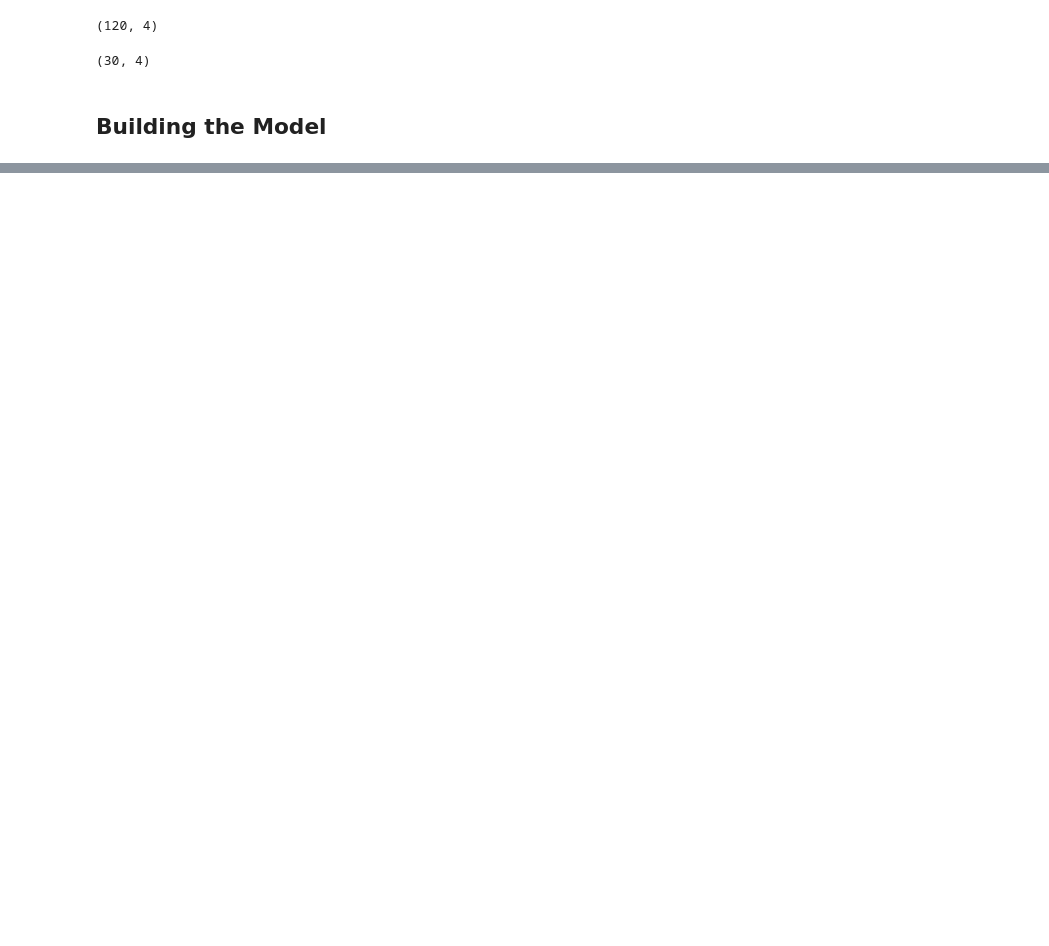
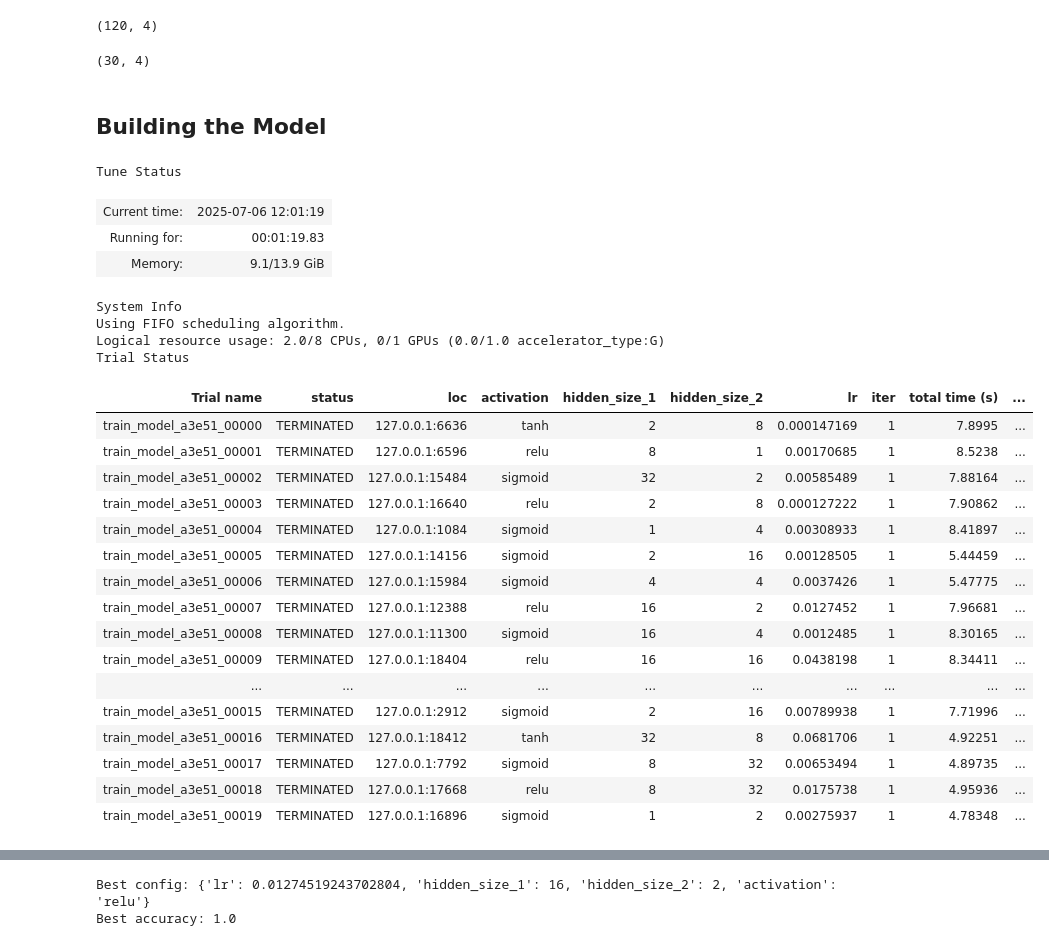
Before and after one commit to AnkitD0811/ml-research-project, a Jupyter notebook: iris.ipynb, the cells around one changed output, grey strips where cells are left out. Cells and saved outputs as stored; diff of their text form; code cells hidden in the pictures; blank space fills up the shorter version.

Commit message:
Pre Trained Networks Exploration & Hyperparameter Tuning

```diff
--- a/iris.ipynb
+++ b/iris.ipynb
@@ -10,8 +10,18 @@
 from sklearn.datasets import load_iris
 from sklearn.model_selection import train_test_split
 from sklearn.preprocessing import StandardScaler
-import tensorflow as tf
 import numpy as np
 import matplotlib.pyplot as plt
 import seaborn as sns
 import pandas as pd
+
+import torch
+import torch.nn as nn
+from torch.utils.data import DataLoader, Dataset
+from torch.optim import Adam
+from ray import tune
+
+
+
+device = "cuda" if torch.cuda.is_available() else "cpu"
+print(device)
@@ -112,3 +190,8 @@ X_test.shape
+# %%
+# Data Loading
+
+train_dataloader = DataLoader(train_data, batch_size = 32, shuffle = True)
+test_dataloader = DataLoader(test_data, batch_size = 32, shuffle = True)
 # %% [markdown]
 ## Building the Model
 # %%
@@ -122,0 +257,59 @@ model = tf.keras.Sequential([
+# %%
+from ray import tune
+from ray.tune import CLIReporter
+
+# Define search space
+search_space = {
+    "lr": tune.loguniform(1e-4, 1e-1),
+    "hidden_size_1": tune.choice([2 ** i for i in range(6)]),
+    "hidden_size_2": tune.choice([2 ** i for i in range(6)]),
+    "activation": tune.choice(["relu", "tanh", "sigmoid"])
+}
+
+reporter = CLIReporter(metric_columns=["accuracy"])
+
+# Run tuning with random search (default)
+tuner = tune.Tuner(
+    train_model,
+    tune_config=tune.TuneConfig(
+        metric="accuracy",
+        mode="max",
+        num_samples=20  # Number of random samples
+    ),
+    run_config=tune.RunConfig(
+        stop={"training_iteration": 10}
+    ),
+    param_space=search_space
+)
+
+results = tuner.fit()
+
+best_result = results.get_best_result()
+print("Best config:", best_result.config)
+print("Best accuracy:", best_result.metrics["accuracy"])
+# %% [output]
+Tune Status
+| Current time: | 2025-07-06 12:01:19 |
+| Running for: | 00:01:19.83 |
+| Memory: | 9.1/13.9 GiB |
+System Info
+Using FIFO scheduling algorithm.
+Logical resource usage: 2.0/8 CPUs, 0/1 GPUs (0.0/1.0 accelerator_type:G)
+Trial Status
+| Trial name | status | loc | activation | hidden_size_1 | hidden_size_2 | lr | iter | total time (s) | ... |
+| train_model_a3e51_00000 | TERMINATED | 127.0.0.1:6636 | tanh | 2 | 8 | 0.000147169 | 1 | 7.8995 | ... |
+| train_model_a3e51_00001 | TERMINATED | 127.0.0.1:6596 | relu | 8 | 1 | 0.00170685 | 1 | 8.5238 | ... |
+| train_model_a3e51_00002 | TERMINATED | 127.0.0.1:15484 | sigmoid | 32 | 2 | 0.00585489 | 1 | 7.88164 | ... |
+| train_model_a3e51_00003 | TERMINATED | 127.0.0.1:16640 | relu | 2 | 8 | 0.000127222 | 1 | 7.90862 | ... |
+| train_model_a3e51_00004 | TERMINATED | 127.0.0.1:1084 | sigmoid | 1 | 4 | 0.00308933 | 1 | 8.41897 | ... |
+| train_model_a3e51_00005 | TERMINATED | 127.0.0.1:14156 | sigmoid | 2 | 16 | 0.00128505 | 1 | 5.44459 | ... |
+| train_model_a3e51_00006 | TERMINATED | 127.0.0.1:15984 | sigmoid | 4 | 4 | 0.0037426 | 1 | 5.47775 | ... |
+| train_model_a3e51_00007 | TERMINATED | 127.0.0.1:12388 | relu | 16 | 2 | 0.0127452 | 1 | 7.96681 | ... |
+| train_model_a3e51_00008 | TERMINATED | 127.0.0.1:11300 | sigmoid | 16 | 4 | 0.0012485 | 1 | 8.30165 | ... |
+| train_model_a3e51_00009 | TERMINATED | 127.0.0.1:18404 | relu | 16 | 16 | 0.0438198 | 1 | 8.34411 | ... |
+| ... | ... | ... | ... | ... | ... | ... | ... | ... | ... |
+| train_model_a3e51_00015 | TERMINATED | 127.0.0.1:2912 | sigmoid | 2 | 16 | 0.00789938 | 1 | 7.71996 | ... |
+| train_model_a3e51_00016 | TERMINATED | 127.0.0.1:18412 | tanh | 32 | 8 | 0.0681706 | 1 | 4.92251 | ... |
+| train_model_a3e51_00017 | TERMINATED | 127.0.0.1:7792 | sigmoid | 8 | 32 | 0.00653494 | 1 | 4.89735 | ... |
+| train_model_a3e51_00018 | TERMINATED | 127.0.0.1:17668 | relu | 8 | 32 | 0.0175738 | 1 | 4.95936 | ... |
+| train_model_a3e51_00019 | TERMINATED | 127.0.0.1:16896 | sigmoid | 1 | 2 | 0.00275937 | 1 | 4.78348 | ... |
@@ -122,0 +333,2 @@ model = tf.keras.Sequential([
+Best config: {'lr': 0.01274519243702804, 'hidden_size_1': 16, 'hidden_size_2': 2, 'activation': 'relu'}
+Best accuracy: 1.0
```
Also changed, not shown: parts of 13 cells of this notebook, 5 other files.
